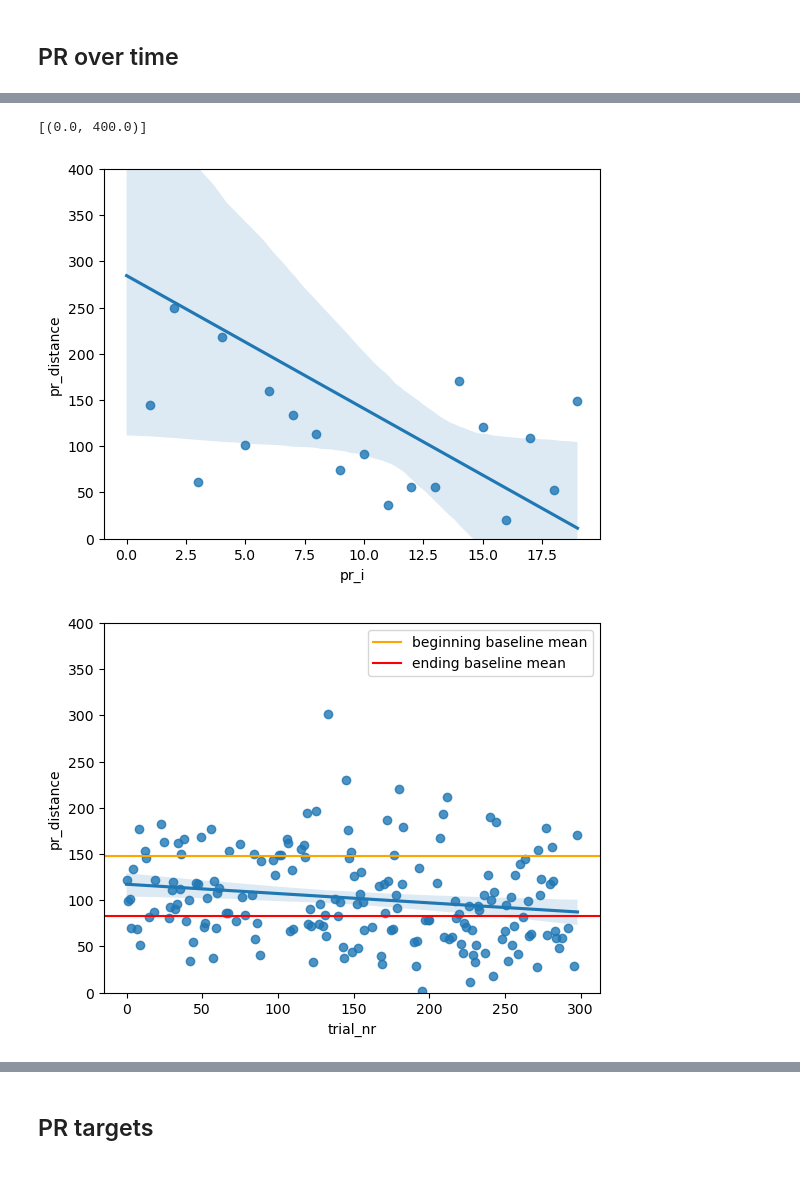
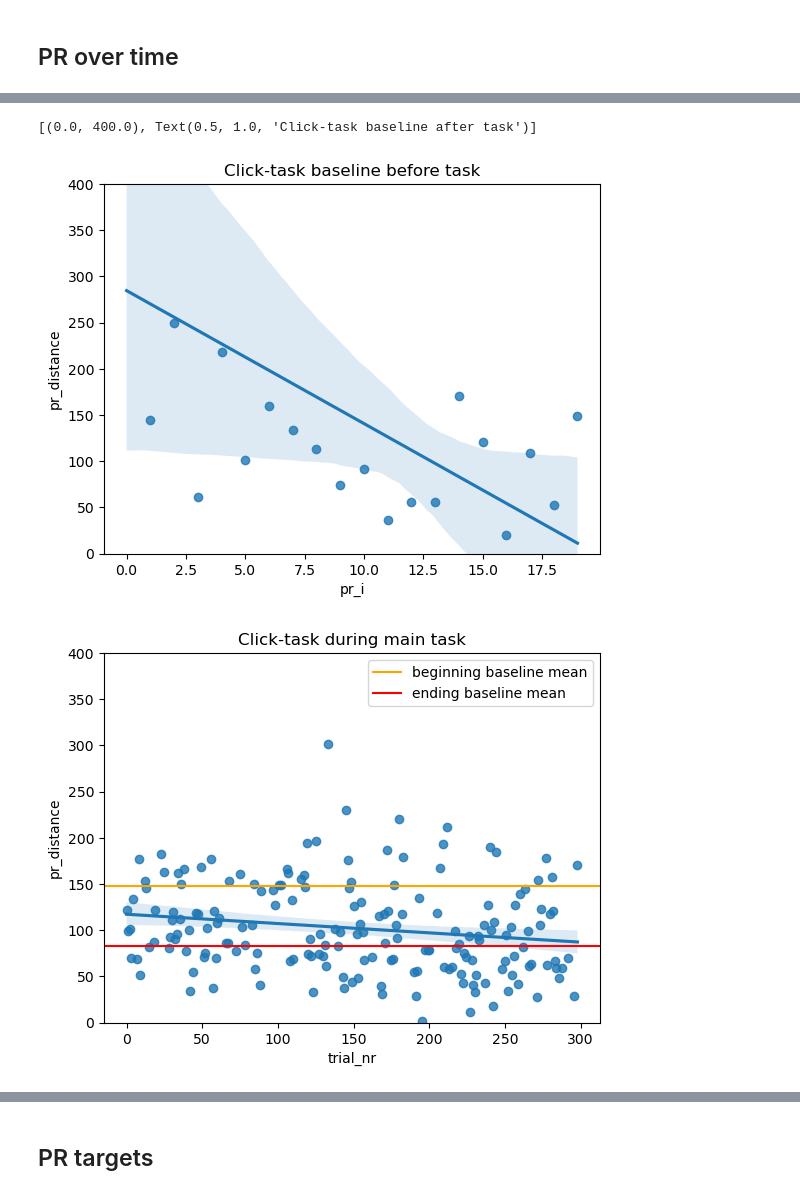
Before and after one commit to croniev/disturbed-pointing-experiment, a Jupyter notebook: Analysis.ipynb, the cells around one changed output, grey strips where cells are left out. Saved outputs shown, nothing was run; the diff lists cells and outputs as text; code cells hidden in the pictures.

```diff
--- a/Analysis.ipynb
+++ b/Analysis.ipynb
@@ -132,17 +208,17 @@ plt.legend()
 # %%
 plt.figure(0)
 a = sb.regplot(data=base1, x='pr_i', y="pr_distance")#, kind="line")
-a.set(ylim=(0,400))
+a.set(ylim=(0,400), title="Click-task baseline before task")
 plt.figure(2)
 d = sb.regplot(data=trials[trials["trial_burst_force"] == 0], x='trial_nr', y="pr_distance")#, kind="line")
-d.set(ylim=(0,400))
+d.set(ylim=(0,400), title="Click-task during main task")
 plt.axhline(y=base1_mean, color="orange", label="beginning baseline mean")
 plt.axhline(y=base2_mean, color="red", label="ending baseline mean")
 plt.legend()
 plt.figure(1)
 b = sb.regplot(data=base2, x='pr_i', y="pr_distance")#, kind="line")
-b.set(ylim=(0,400))
+b.set(ylim=(0,400), title="Click-task baseline after task")
 # %% [output]
-[(0.0, 400.0)]
+[(0.0, 400.0), Text(0.5, 1.0, 'Click-task baseline after task')]
-[figure, old version]
+[figure, new version]
-[figure, old version]
+[figure, new version]
```
Also changed, not shown: parts of 14 cells of this notebook, 1 other file.
